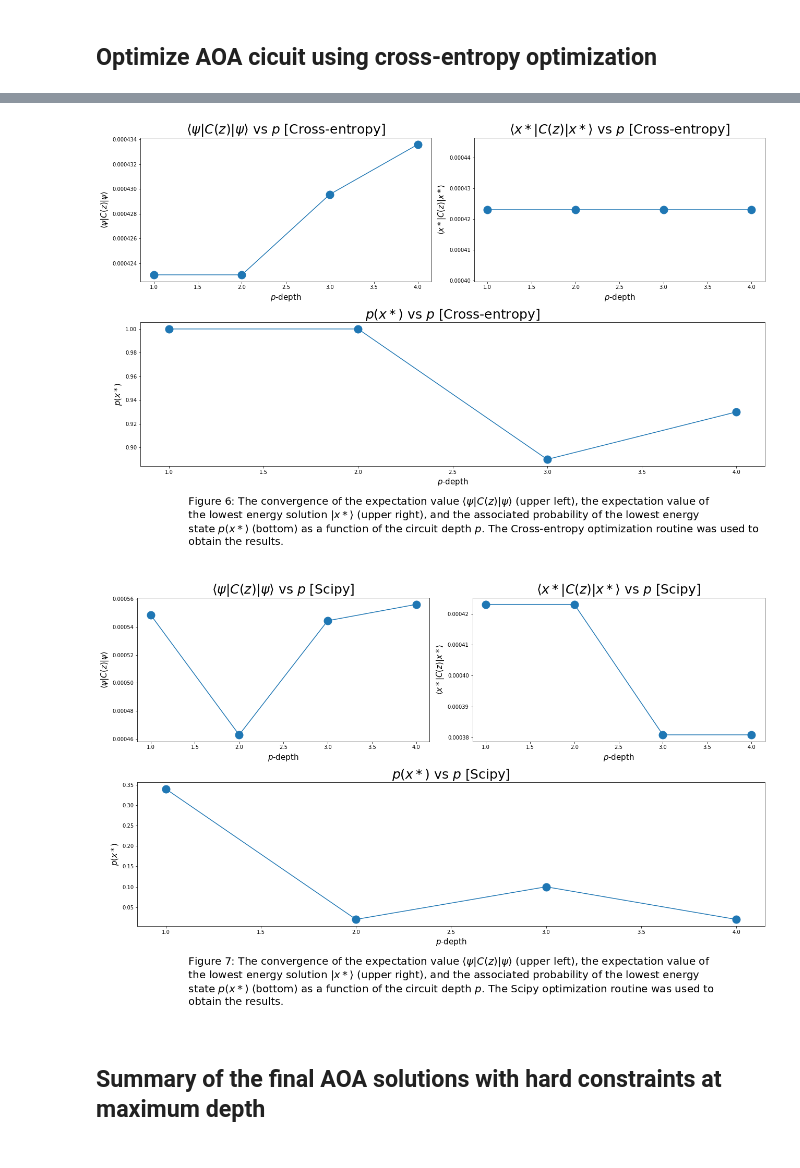
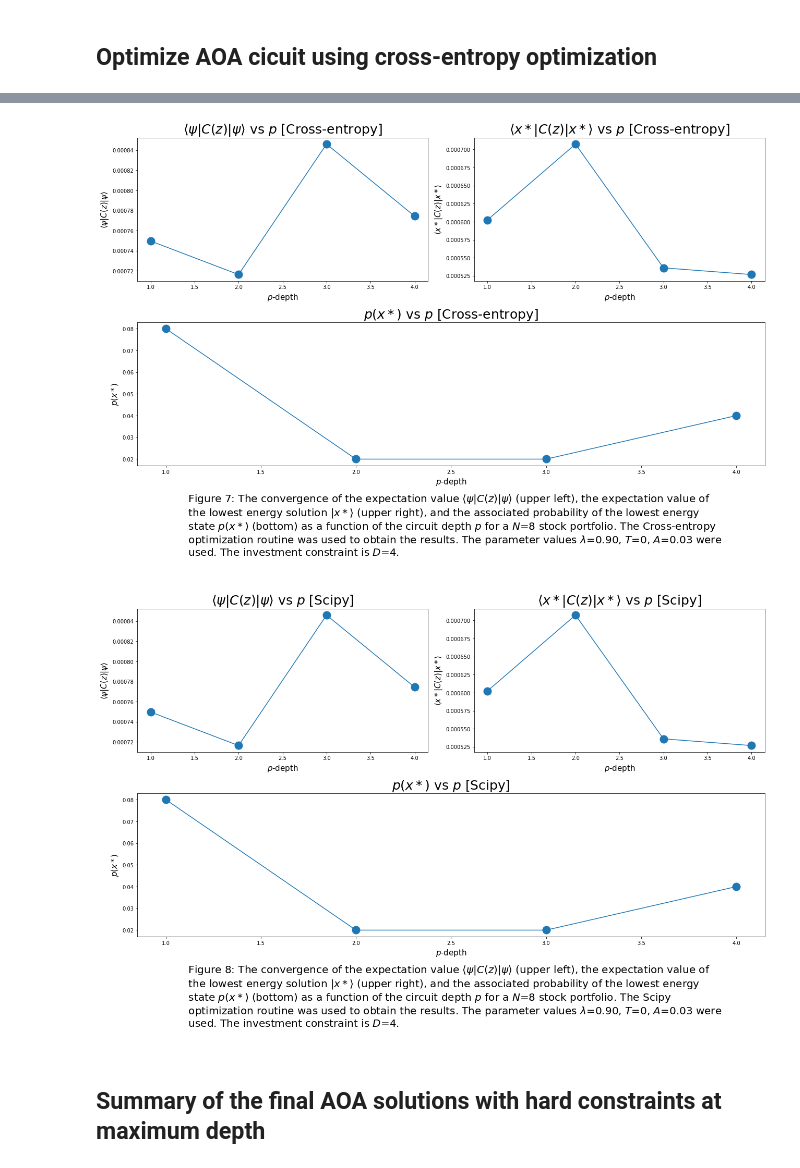
Before and after one commit to OscarJHernandez/qc_portfolio_optimization, a Jupyter notebook: Final_notebook.ipynb, the cells around one changed output, grey strips where cells are left out. Saved outputs shown, nothing was run; the diff lists cells and outputs as text; code cells hidden in the pictures.

```diff
--- a/Final_notebook.ipynb
+++ b/Final_notebook.ipynb
@@ -289,11 +334,11 @@ The autoreload extension is already loaded. To reload it, use:
 # Definition of parameters for the notebook
 # %%
 # Do you want to load the data from a file?
-load_from_file = False
-data_folder = 'results_N5'
+load_from_file = True
+data_folder = 'results_N8'
 
 # Define the number of portfolios to optimize
-N_portfolio = 5
+N_portfolio = 8
 
 # For the grid search
 N_grid=20
@@ -919,27 +894,39 @@ k=0, mean_E=0.000480, std_E=0.000009, gammas[pi]=[0.36938983 1.59179046], betas[
 # %%
 plot_parameters={}
-plot_parameters['figure_number'] = 6
+plot_parameters['figure_number'] = 7
 plot_parameters['optimizer_name'] = "Cross-entropy"
 plot_parameters['optimizer_data'] = ce_optimization_array_AOA
 plot_parameters['p_depth'] = p_depth
 
+plot_parameters['lambda'] = benchmark_parameters['lam']
+plot_parameters['D'] = benchmark_parameters['D']
+plot_parameters['T'] = benchmark_parameters['T']
+plot_parameters['A'] = benchmark_parameters['A']
+
+
 scipy_plot = portfolio1.plot(plot_parameters)
 
 plt.show()
 # %% [output]
-[figure, old version]
+[figure, new version]
 # %%
 plot_parameters={}
-plot_parameters['figure_number'] = 7
+plot_parameters['figure_number'] = 8
 plot_parameters['optimizer_name'] = "Scipy"
 plot_parameters['optimizer_data'] = scipy_optimization_array_AOA
 plot_parameters['p_depth'] = p_depth
 
+plot_parameters['lambda'] = benchmark_parameters['lam']
+plot_parameters['D'] = benchmark_parameters['D']
+plot_parameters['T'] = benchmark_parameters['T']
+plot_parameters['A'] = benchmark_parameters['A']
+
+
 scipy_plot = portfolio1.plot(plot_parameters)
 
 plt.show()
 # %% [output]
-[figure, old version]
+[figure, new version]
 # %% [markdown]
 <a id='AOA_summary'></a>
 ## Summary of the final AOA solutions with hard constraints at maximum depth
```
Also changed, not shown: parts of 30 cells of this notebook, 1 other file.
